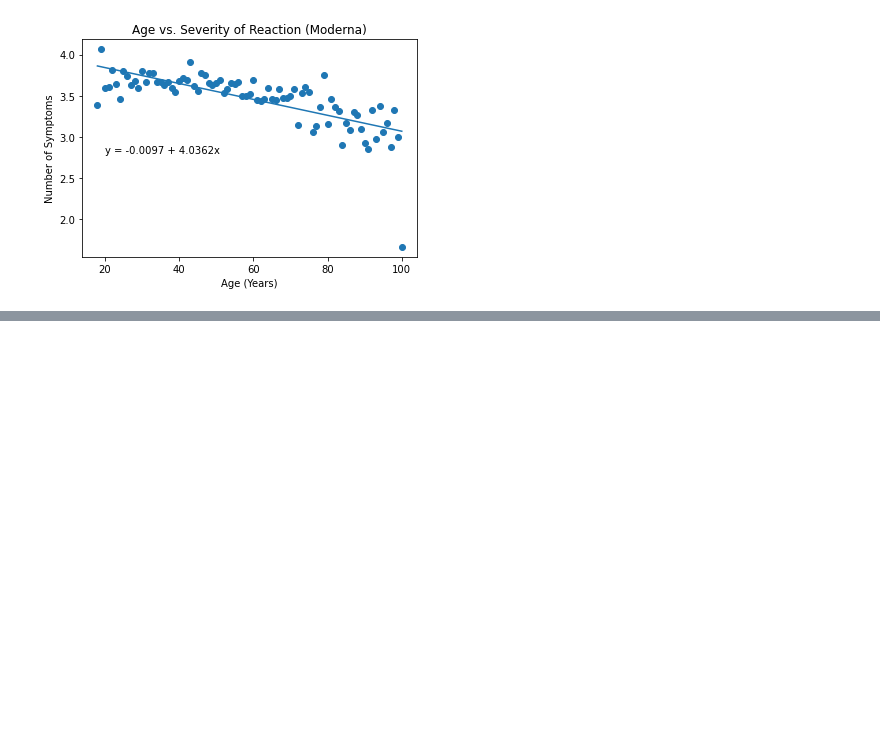
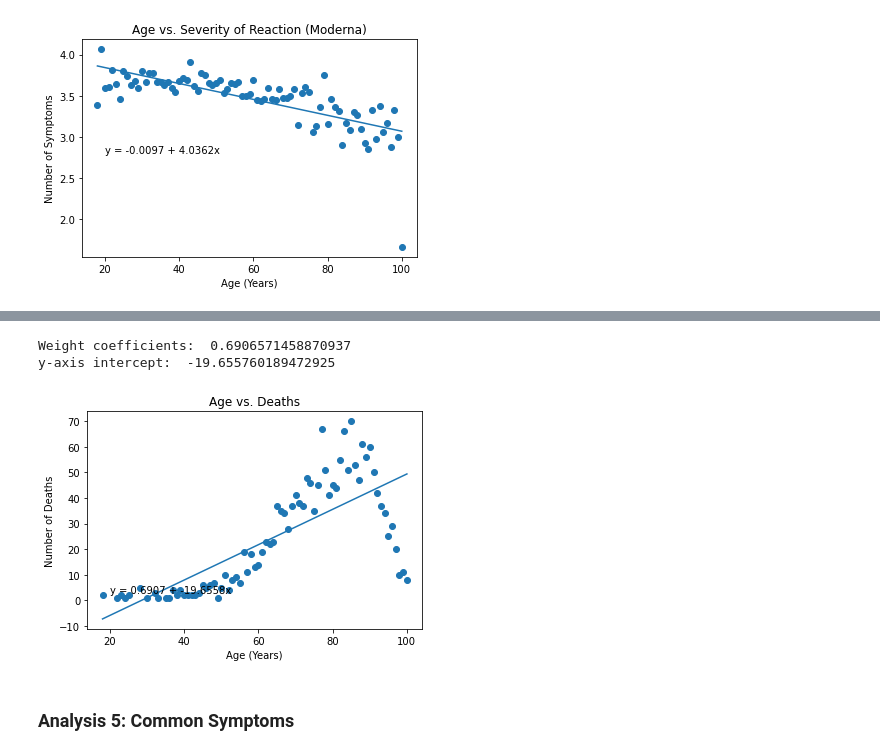
Before and after one commit to verocastillo/vae-watcher, a Jupyter notebook: machine-learning/linear-analysis.ipynb, the cells around one changed output, grey strips where cells are left out. Saved outputs shown, nothing was run; the diff lists cells and outputs as text; code cells hidden in the pictures; blank space fills up the shorter version.

Commit message:
Finished linear analysis.

```diff
--- a/machine-learning/linear-analysis.ipynb
+++ b/machine-learning/linear-analysis.ipynb
@@ -231,0 +234,12 @@ plt.show()
+# %%
+# Get values for age and severity, clean data from outliers
+clean = vae_df[vae_df["VAX_TYPE"]=="COVID19"]
+ageded_df = pd.DataFrame(clean[["AGE_YRS","DIED"]])
+ageded_df["AGE_YRS"].replace('', np.nan, inplace=True)
+ageded_df.dropna(subset=['AGE_YRS'], inplace=True)
+ageded_df["AGE_YRS"] = pd.to_numeric(ageded_df["AGE_YRS"])
+ageded_df = ageded_df[ageded_df["AGE_YRS"]>=18]
+ageded_df = ageded_df[ageded_df["AGE_YRS"]<=100]
+ageded_df = ageded_df[ageded_df["DIED"]=="Y"]
+ageded_df = ageded_df.groupby(["AGE_YRS"], as_index=False).count()
+ageded_df.head()
@@ -231,0 +257,30 @@ plt.show()
+# %%
+# Create model
+X = ageded_df.AGE_YRS.values.reshape(-1, 1)
+y = ageded_df.DIED.values.reshape(-1, 1)
+model = LinearRegression()
+model.fit(X, y)
+print('Weight coefficients: ', model.coef_[0][0])
+print('y-axis intercept: ', model.intercept_[0])
+# %% [output]
+Weight coefficients:  0.6906571458870937
+y-axis intercept:  -19.655760189472925
+# %%
+# Create equation for plotting
+slope1 = model.coef_[0][0]
+intcp1 = model.intercept_[0]
+equation1 = slope1 * X + intcp1
+# %%
+# Plot data
+line_eq2 = f"y = {round(model.coef_[0][0],4)} + {round(model.intercept_[0],4)}x"
+plt.scatter(X, y)
+plt.plot(X,equation1)
+plt.title('Age vs. Deaths')
+plt.xlabel('Age (Years)')
+plt.ylabel('Number of Deaths')
+plt.annotate(line_eq2,(20,2.8),fontsize=10,color="black")
+plt.show()
+# %% [output]
+[figure, added]
+# %% [markdown]
+### Analysis 5: Common Symptoms
```
Also changed, not shown: parts of 7 cells of this notebook.
